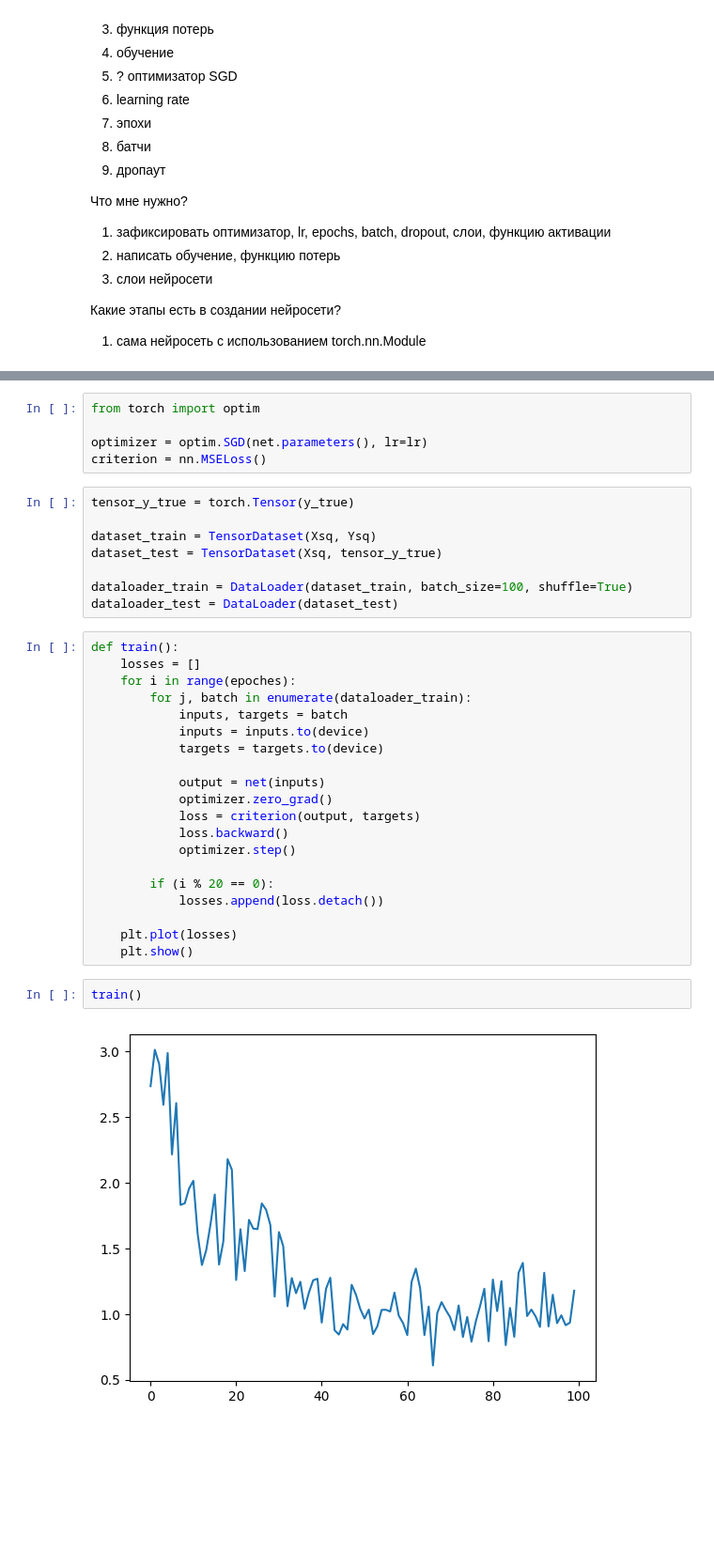
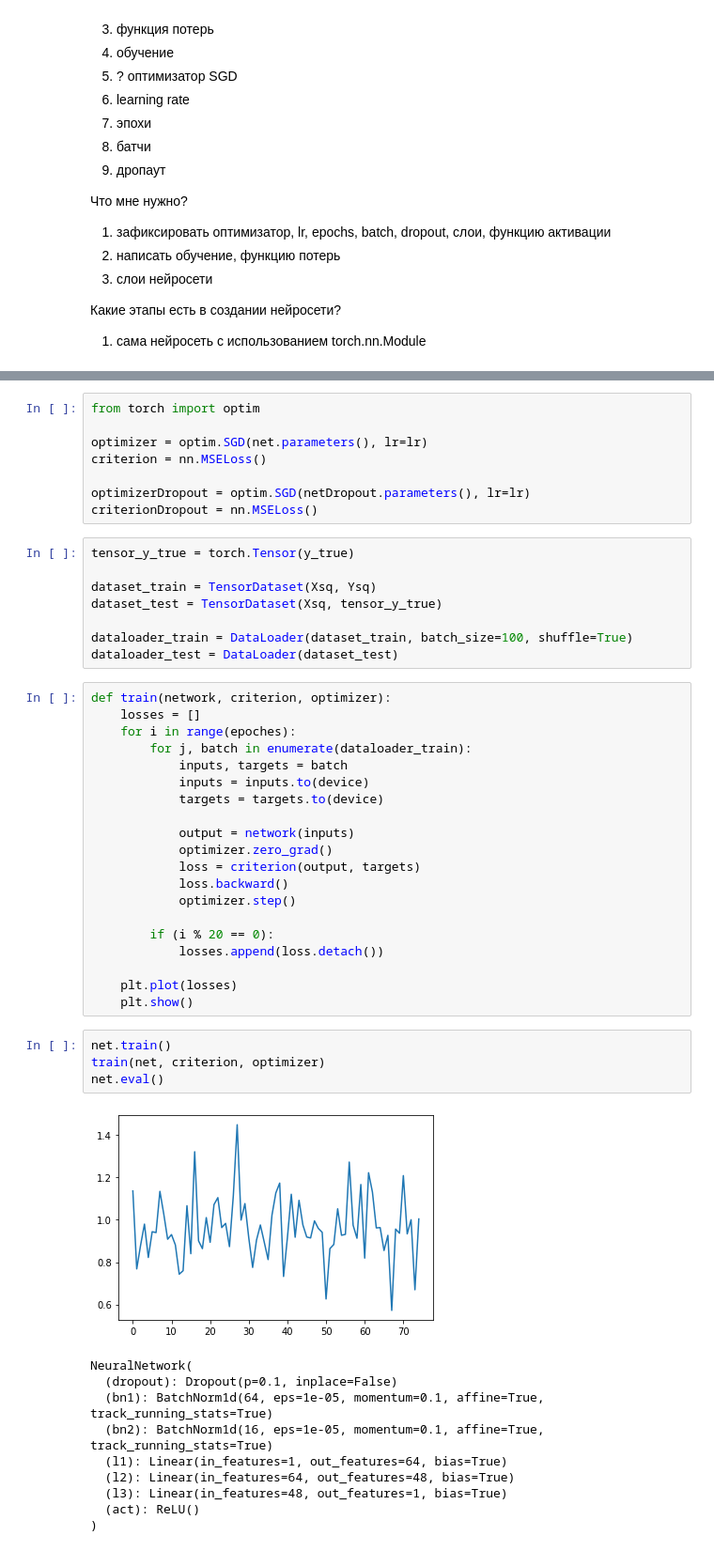
Before and after one commit to Rebxxt/ml-learn, a Jupyter notebook: lab1.ipynb, the cells around one changed output, grey strips where cells are left out. Shown: that part at 94% size. Cells and saved outputs as stored; diff of their text form; blank space fills up the shorter version.

```diff
--- a/lab1.ipynb
+++ b/lab1.ipynb
@@ -119,6 +165,9 @@ from torch import optim
 
 optimizer = optim.SGD(net.parameters(), lr=lr)
 criterion = nn.MSELoss()
+
+optimizerDropout = optim.SGD(netDropout.parameters(), lr=lr)
+criterionDropout = nn.MSELoss()
 # %%
 tensor_y_true = torch.Tensor(y_true)
 
@@ -128,7 +177,7 @@ dataset_test = TensorDataset(Xsq, tensor_y_true)
 dataloader_train = DataLoader(dataset_train, batch_size=100, shuffle=True)
 dataloader_test = DataLoader(dataset_test)
 # %%
-def train():
+def train(network, criterion, optimizer):
     losses = []
     for i in range(epoches):
         for j, batch in enumerate(dataloader_train):
@@ -136,7 +185,7 @@ def train():
             inputs = inputs.to(device)
             targets = targets.to(device)
 
-            output = net(inputs)
+            output = network(inputs)
             optimizer.zero_grad()
             loss = criterion(output, targets)
             loss.backward()
@@ -147,10 +196,21 @@ def train():
 
     plt.plot(losses)
     plt.show()
-# %%
-train()
-# %% [output]
-[figure, removed]
+# %%
+net.train()
+train(net, criterion, optimizer)
+net.eval()
+# %% [output]
+[figure, added]
+NeuralNetwork(
+  (dropout): Dropout(p=0.1, inplace=False)
+  (bn1): BatchNorm1d(64, eps=1e-05, momentum=0.1, affine=True, track_running_stats=True)
+  (bn2): BatchNorm1d(16, eps=1e-05, momentum=0.1, affine=True, track_running_stats=True)
+  (l1): Linear(in_features=1, out_features=64, bias=True)
+  (l2): Linear(in_features=64, out_features=48, bias=True)
+  (l3): Linear(in_features=48, out_features=1, bias=True)
+  (act): ReLU()
+)
 # %%
 predict = net(Xsq).detach().numpy()
 plt.plot(Xsq, predict, '-', Xsq, Ysq, '.', Xsq, y_true)
```
Also changed, not shown: parts of 12 cells of this notebook, 6 other files.
